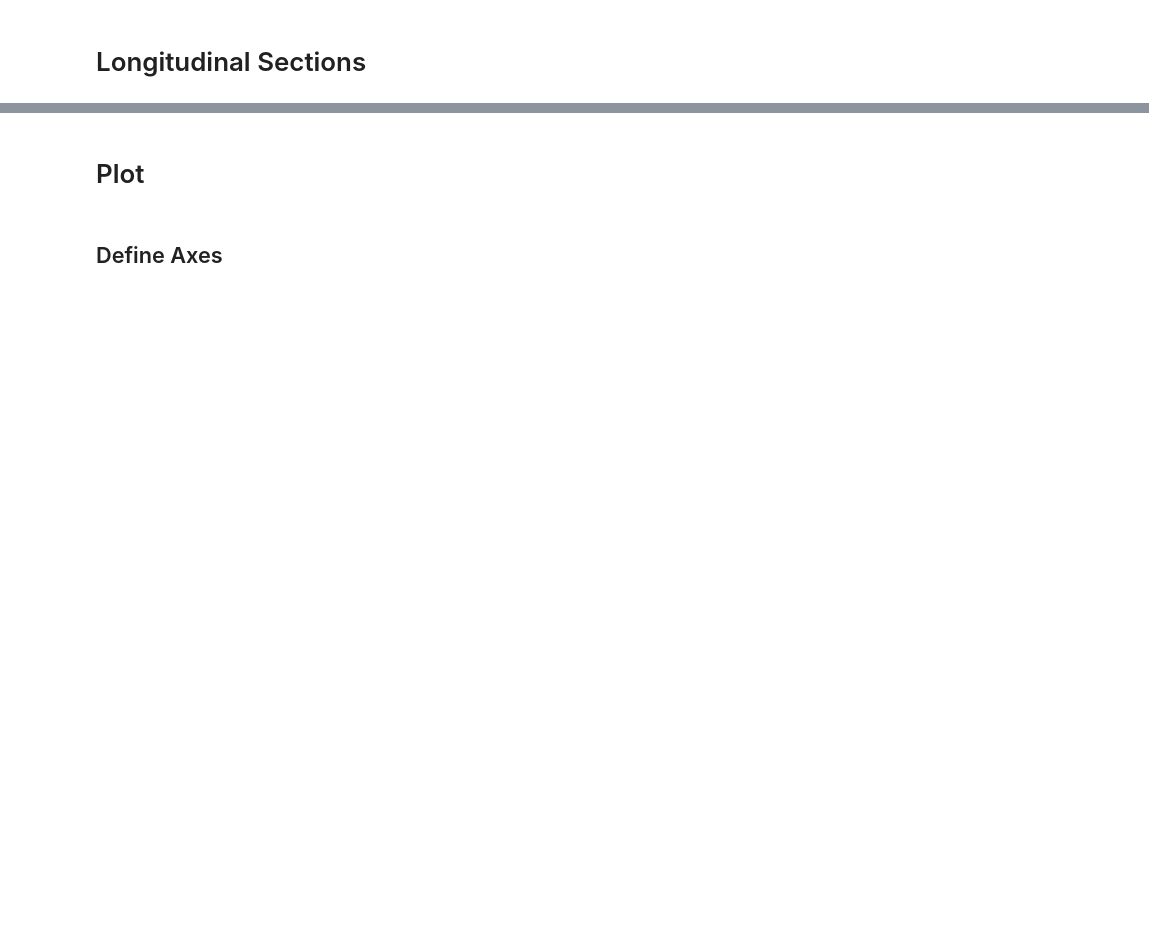
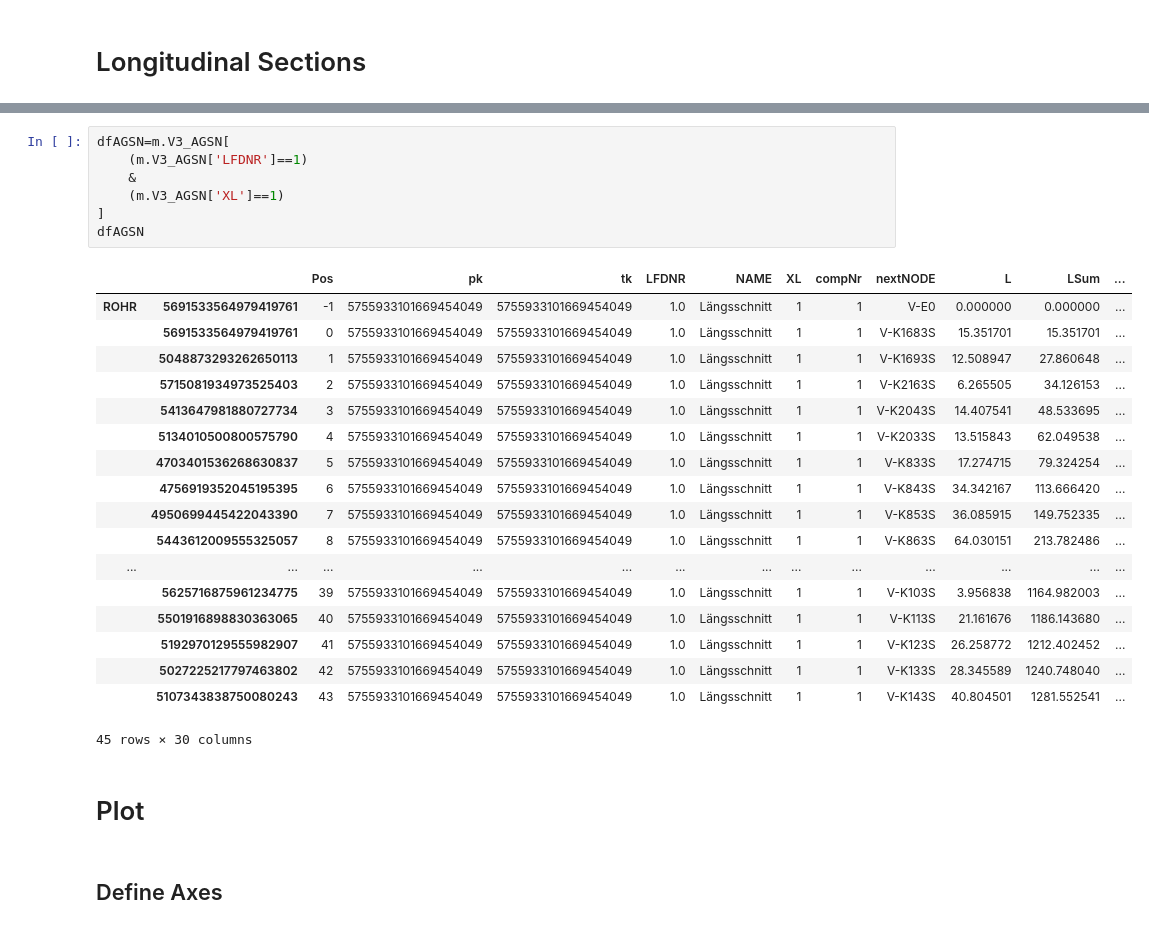
Before and after one commit to 3SConsult/PT3S, a Jupyter notebook: docs/Example3.ipynb, the cells around one changed output, grey strips where cells are left out. Drawn from its saved outputs; the diff is of its cells as text; blank space fills up the shorter version.

```diff
--- a/docs/Example3.ipynb
+++ b/docs/Example3.ipynb
@@ -255,3 +112,29 @@ dfs[0].head()
+# %%
+dfAGSN=m.V3_AGSN[
+    (m.V3_AGSN['LFDNR']==1)
+    &
+    (m.V3_AGSN['XL']==1)
+]
+dfAGSN
+# %% [output]
+|  |  | Pos | pk | tk | LFDNR | NAME | XL | compNr | nextNODE | L | LSum | ... |
+| ROHR | 5691533564979419761 | -1 | 5755933101669454049 | 5755933101669454049 | 1.0 | Längsschnitt | 1 | 1 | V-E0 | 0.000000 | 0.000000 | ... |
+|  | 5691533564979419761 | 0 | 5755933101669454049 | 5755933101669454049 | 1.0 | Längsschnitt | 1 | 1 | V-K1683S | 15.351701 | 15.351701 | ... |
+|  | 5048873293262650113 | 1 | 5755933101669454049 | 5755933101669454049 | 1.0 | Längsschnitt | 1 | 1 | V-K1693S | 12.508947 | 27.860648 | ... |
+|  | 5715081934973525403 | 2 | 5755933101669454049 | 5755933101669454049 | 1.0 | Längsschnitt | 1 | 1 | V-K2163S | 6.265505 | 34.126153 | ... |
+|  | 5413647981880727734 | 3 | 5755933101669454049 | 5755933101669454049 | 1.0 | Längsschnitt | 1 | 1 | V-K2043S | 14.407541 | 48.533695 | ... |
+|  | 5134010500800575790 | 4 | 5755933101669454049 | 5755933101669454049 | 1.0 | Längsschnitt | 1 | 1 | V-K2033S | 13.515843 | 62.049538 | ... |
+|  | 4703401536268630837 | 5 | 5755933101669454049 | 5755933101669454049 | 1.0 | Längsschnitt | 1 | 1 | V-K833S | 17.274715 | 79.324254 | ... |
+|  | 4756919352045195395 | 6 | 5755933101669454049 | 5755933101669454049 | 1.0 | Längsschnitt | 1 | 1 | V-K843S | 34.342167 | 113.666420 | ... |
+|  | 4950699445422043390 | 7 | 5755933101669454049 | 5755933101669454049 | 1.0 | Längsschnitt | 1 | 1 | V-K853S | 36.085915 | 149.752335 | ... |
+|  | 5443612009555325057 | 8 | 5755933101669454049 | 5755933101669454049 | 1.0 | Längsschnitt | 1 | 1 | V-K863S | 64.030151 | 213.782486 | ... |
+| ... | ... | ... | ... | ... | ... | ... | ... | ... | ... | ... | ... | ... |
+|  | 5625716875961234775 | 39 | 5755933101669454049 | 5755933101669454049 | 1.0 | Längsschnitt | 1 | 1 | V-K103S | 3.956838 | 1164.982003 | ... |
+|  | 5501916898830363065 | 40 | 5755933101669454049 | 5755933101669454049 | 1.0 | Längsschnitt | 1 | 1 | V-K113S | 21.161676 | 1186.143680 | ... |
+|  | 5192970129555982907 | 41 | 5755933101669454049 | 5755933101669454049 | 1.0 | Längsschnitt | 1 | 1 | V-K123S | 26.258772 | 1212.402452 | ... |
+|  | 5027225217797463802 | 42 | 5755933101669454049 | 5755933101669454049 | 1.0 | Längsschnitt | 1 | 1 | V-K133S | 28.345589 | 1240.748040 | ... |
+|  | 5107343838750080243 | 43 | 5755933101669454049 | 5755933101669454049 | 1.0 | Längsschnitt | 1 | 1 | V-K143S | 40.804501 | 1281.552541 | ... |
+45 rows × 30 columns
 # %% [markdown]
 # Plot
 # %% [markdown]
```
Also changed, not shown: parts of 53 cells of this notebook, 6 other files.
